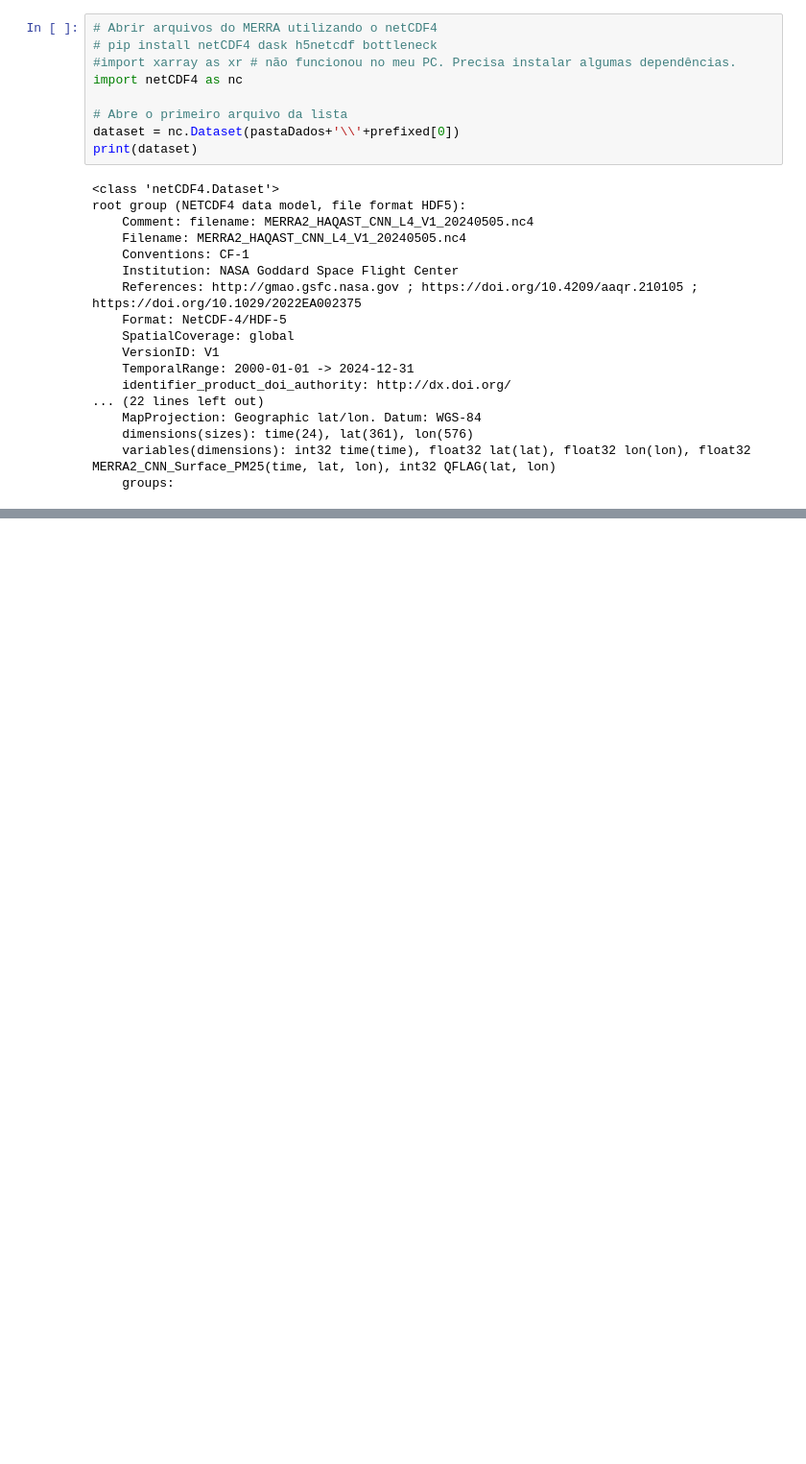
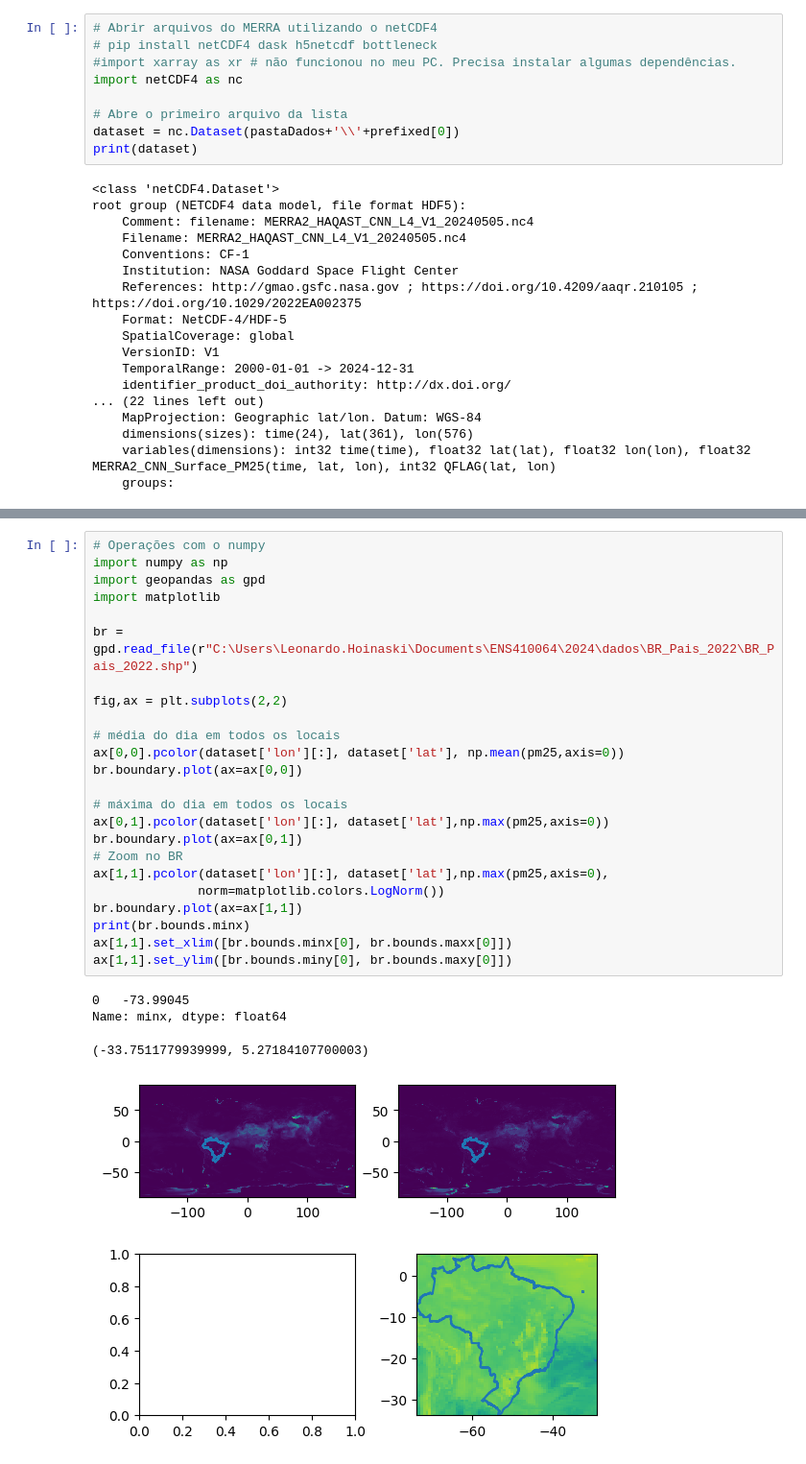
Before and after one commit to leohoinaski/ENS410064, a Jupyter notebook: 2024/notebooks/Aula06.ipynb, the cells around one changed output, grey strips where cells are left out. Shown at 96% size. Cells and saved outputs as stored; diff of their text form; blank space fills up the shorter version.

```diff
--- a/2024/notebooks/Aula06.ipynb
+++ b/2024/notebooks/Aula06.ipynb
@@ -73,0 +92,29 @@ import matplotlib.pyplot as plt
+# %%
+# Operações com o numpy
+import numpy as np
+import geopandas as gpd
+import matplotlib
+
+br = gpd.read_file(r"C:\Users\Leonardo.Hoinaski\Documents\ENS410064\2024\dados\BR_Pais_2022\BR_Pais_2022.shp")
+
+fig,ax = plt.subplots(2,2)
+
+# média do dia em todos os locais
+ax[0,0].pcolor(dataset['lon'][:], dataset['lat'], np.mean(pm25,axis=0))
+br.boundary.plot(ax=ax[0,0])
+
+# máxima do dia em todos os locais
+ax[0,1].pcolor(dataset['lon'][:], dataset['lat'],np.max(pm25,axis=0))
+br.boundary.plot(ax=ax[0,1])
+# Zoom no BR
+ax[1,1].pcolor(dataset['lon'][:], dataset['lat'],np.max(pm25,axis=0),
+              norm=matplotlib.colors.LogNorm())
+br.boundary.plot(ax=ax[1,1])
+print(br.bounds.minx)
+ax[1,1].set_xlim([br.bounds.minx[0], br.bounds.maxx[0]])
+ax[1,1].set_ylim([br.bounds.miny[0], br.bounds.maxy[0]])
+# %% [output]
+0   -73.99045
+Name: minx, dtype: float64
+(-33.7511779939999, 5.27184107700003)
+[figure, added]
```
Also changed, not shown: parts of 2 cells of this notebook.
